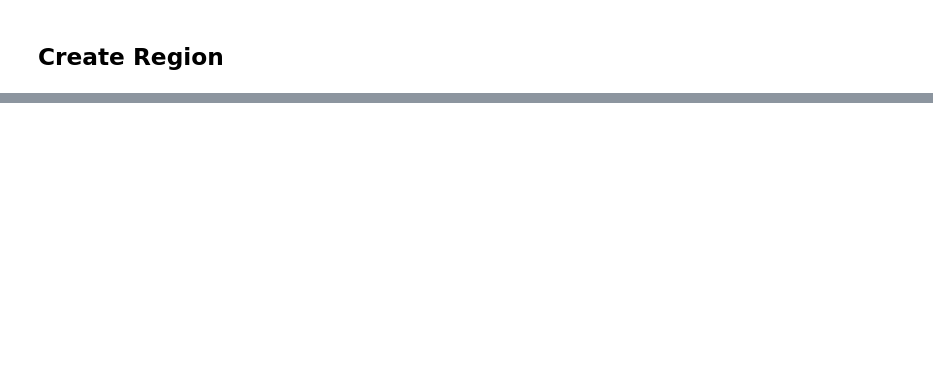
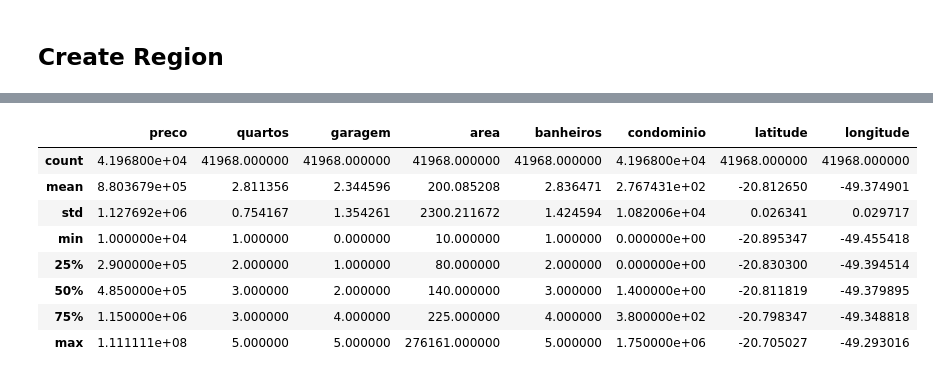
Before and after one commit to EDJR94/rp_housing, a Jupyter notebook: notebooks/rp_housing_v0.ipynb, the cells around one changed output, grey strips where cells are left out. Cells and saved outputs as stored; diff of their text form; code cells hidden in the pictures; blank space fills up the shorter version.

```diff
--- a/notebooks/rp_housing_v0.ipynb
+++ b/notebooks/rp_housing_v0.ipynb
@@ -601,0 +529,4 @@ m_after.save("map_after.html")
+# %%
+df_region = df_clean.loc[~df_clean['regiao'].isnull(),:]
+df_region = df_region.drop(['cidade','localizacao'], axis=1)
+df_region.to_csv('imoveis_region.csv', index=False)
@@ -601,0 +605,14 @@ m_after.save("map_after.html")
+# %%
+pd.set_option('display.float_format', '{:.2f}'.format)
+# %%
+df_region.describe()
+# %% [output]
+|  | preco | quartos | garagem | area | banheiros | condominio | latitude | longitude |
+| count | 4.196800e+04 | 41968.000000 | 41968.000000 | 41968.000000 | 41968.000000 | 4.196800e+04 | 41968.000000 | 41968.000000 |
+| mean | 8.803679e+05 | 2.811356 | 2.344596 | 200.085208 | 2.836471 | 2.767431e+02 | -20.812650 | -49.374901 |
+| std | 1.127692e+06 | 0.754167 | 1.354261 | 2300.211672 | 1.424594 | 1.082006e+04 | 0.026341 | 0.029717 |
+| min | 1.000000e+04 | 1.000000 | 0.000000 | 10.000000 | 1.000000 | 0.000000e+00 | -20.895347 | -49.455418 |
+| 25% | 2.900000e+05 | 2.000000 | 1.000000 | 80.000000 | 2.000000 | 0.000000e+00 | -20.830300 | -49.394514 |
+| 50% | 4.850000e+05 | 3.000000 | 2.000000 | 140.000000 | 3.000000 | 1.400000e+00 | -20.811819 | -49.379895 |
+| 75% | 1.150000e+06 | 3.000000 | 4.000000 | 225.000000 | 4.000000 | 3.800000e+02 | -20.798347 | -49.348818 |
+| max | 1.111111e+08 | 5.000000 | 5.000000 | 276161.000000 | 5.000000 | 1.750000e+06 | -20.705027 | -49.293016 |
```
Also changed, not shown: parts of 25 cells of this notebook, 15 other files.
